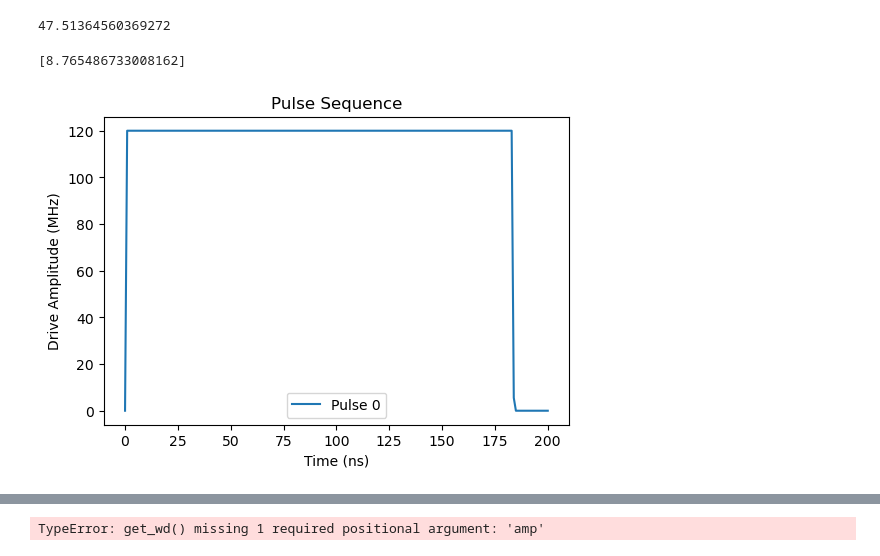
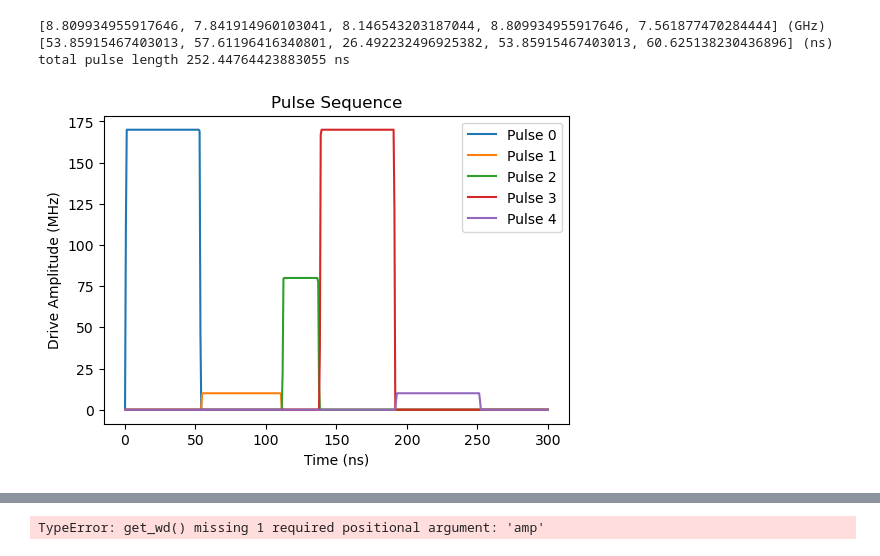
Before and after one commit to sebastienLeg/qutip_sims, a Jupyter notebook: 4transmon_fixed_freq_swap.ipynb, the cells around one changed output, grey strips where cells are left out. Saved outputs shown, nothing was run; the diff lists cells and outputs as text; code cells hidden in the pictures.

```diff
--- a/4transmon_fixed_freq_swap.ipynb
+++ b/4transmon_fixed_freq_swap.ipynb
@@ -101,20 +117,25 @@ qram.add_sequential_pi_pulse(seq, 'eggg', 'gfgg', amp=0.12)
-# %%
-7.562031562144199*2*np.pi
-# %% [output]
-47.51364560369272
 # %%
+# times = np.linspace(0, 650, 200)
+# times = np.linspace(0, 1450, 400)
+times = np.linspace(0, 300, 500)
+# times = np.linspace(0, 10, 100)
+
 envelope_seq = seq.get_envelope_seq()
-print(seq.pulse_freqs)
+print(seq.get_pulse_freqs(), '(GHz)')
+print(seq.get_pulse_lengths(), '(ns)')
+print('total pulse length', sum(seq.get_pulse_lengths()), 'ns')
 for i in range(len(envelope_seq)):
     plt.plot(times, [envelope_seq[i](t)/MHz for t in times], label=f'Pulse {i}')
 plt.xlabel('Time (ns)')
 plt.ylabel('Drive Amplitude (MHz)')
 plt.title('Pulse Sequence')
 plt.legend()
 plt.show()
 # %% [output]
-[8.765486733008162]
+[8.809934955917646, 7.841914960103041, 8.146543203187044, 8.809934955917646, 7.561877470284444] (GHz)
+[53.85915467403013, 57.61196416340801, 26.492232496925382, 53.85915467403013, 60.625138230436896] (ns)
+total pulse length 252.44764423883055 ns
-[figure, old version]
+[figure, new version]
 # %%
 # incl_dissipation = True
 incl_dissipation = False
```
Also changed, not shown: parts of 7 cells of this notebook, 1 other file.
